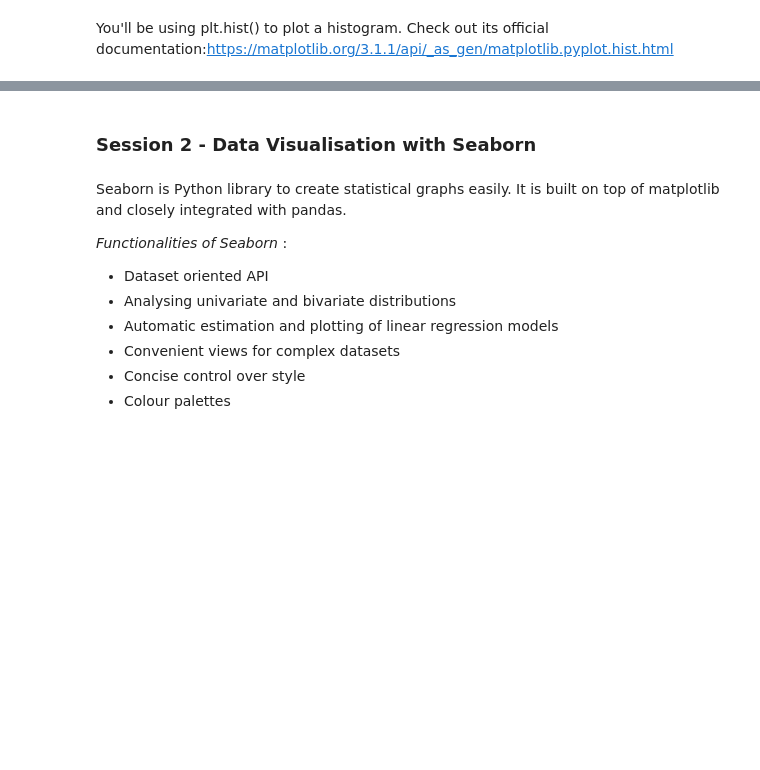
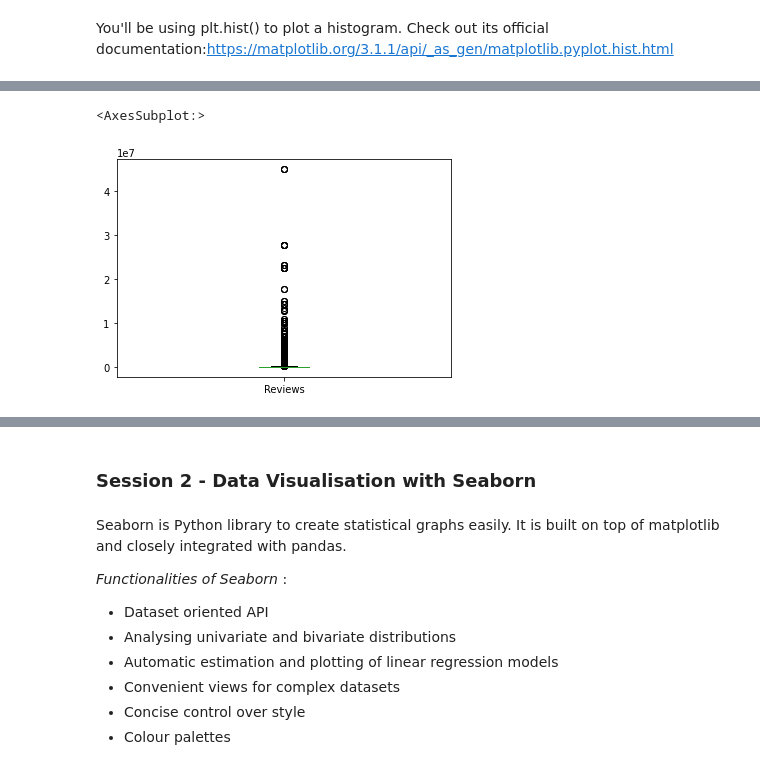
Before and after one commit to rusheel98/Data-Visualization-on-google-play-store-reviews-dataset, a Jupyter notebook: Data Visualisation on Play store reviews dataset.ipynb, the cells around one changed output, grey strips where cells are left out. Drawn from its saved outputs; the diff is of its cells as text; code cells hidden in the pictures; blank space fills up the shorter version.

```diff
--- a/Data Visualisation on Play store reviews dataset.ipynb
+++ b/Data Visualisation on Play store reviews dataset.ipynb
@@ -524,4 +592,8 @@ You'll be using plt.hist() to plot a histogram. Check out its official documenta
 # %%
 #Create a boxplot of the Reviews column
+df.Reviews.plot.box()
+# %% [output]
+<AxesSubplot:>
+[figure, added]
 # %%
 #Check records with 1 million reviews
```
Also changed, not shown: parts of 19 cells of this notebook.
